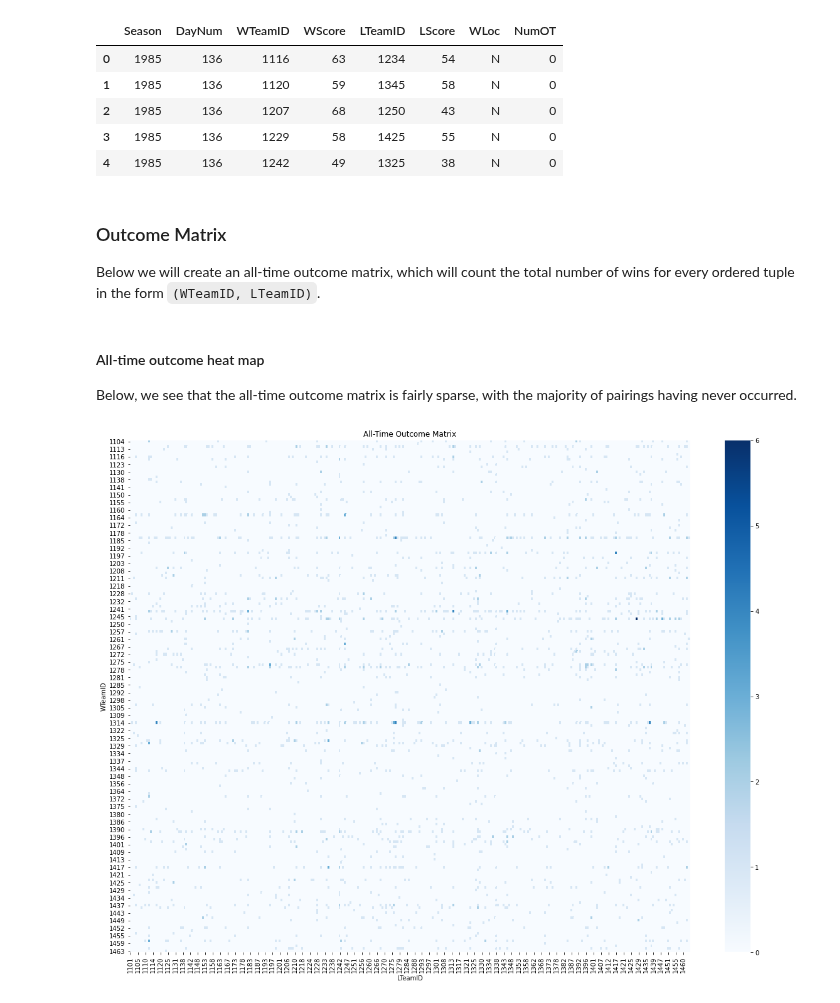
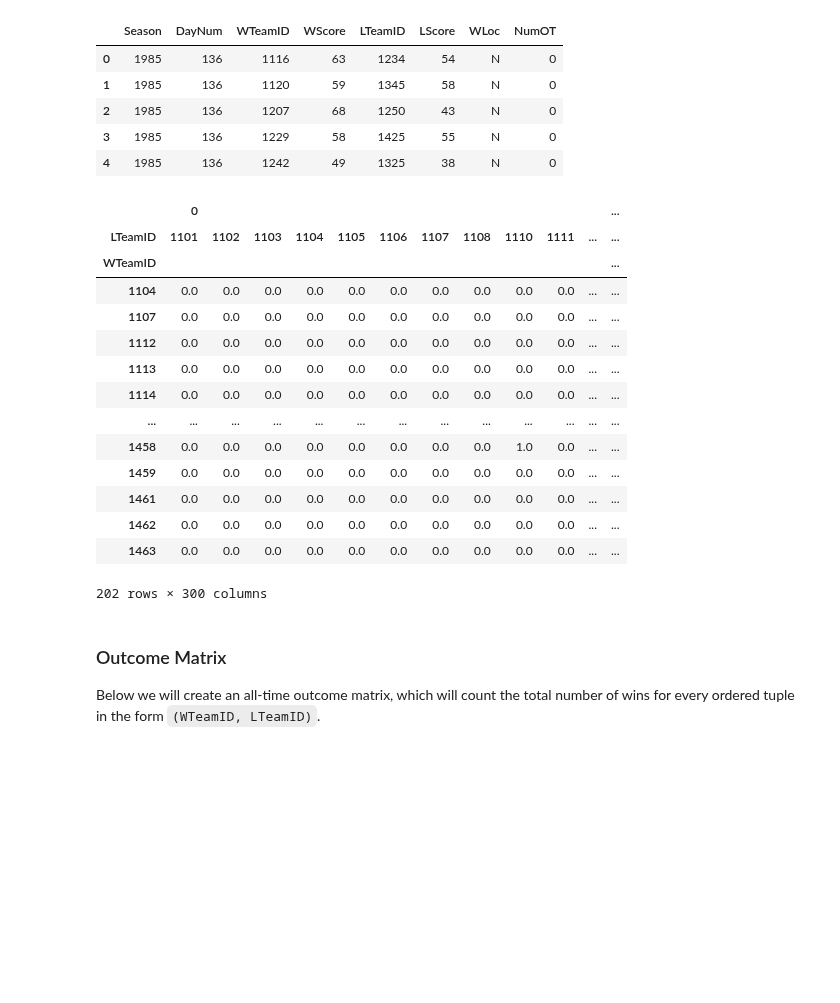
Before and after one commit to sethchart/kaggle-march-machine-learning-mania, a Jupyter notebook: notebooks/exploratory/01-sethchart-data_inventory.ipynb, the cells around one changed output. Drawn from its saved outputs; the diff is of its cells as text; code cells hidden in the pictures; blank space fills up the shorter version.

```diff
--- a/notebooks/exploratory/01-sethchart-data_inventory.ipynb
+++ b/notebooks/exploratory/01-sethchart-data_inventory.ipynb
@@ -59,6 +59,24 @@ df.head()
 | 2 | 1985 | 136 | 1207 | 68 | 1250 | 43 | N | 0 |
 | 3 | 1985 | 136 | 1229 | 58 | 1425 | 55 | N | 0 |
 | 4 | 1985 | 136 | 1242 | 49 | 1325 | 38 | N | 0 |
+# %%
+df[['WTeamID', 'LTeamID']].value_counts().reset_index().pivot_table(index='WTeamID', columns='LTeamID').fillna(0)
+# %% [output]
+|  | 0 |  |  |  |  |  |  |  |  |  |  | ... |
+| LTeamID | 1101 | 1102 | 1103 | 1104 | 1105 | 1106 | 1107 | 1108 | 1110 | 1111 | ... | ... |
+| WTeamID |  |  |  |  |  |  |  |  |  |  |  | ... |
+| 1104 | 0.0 | 0.0 | 0.0 | 0.0 | 0.0 | 0.0 | 0.0 | 0.0 | 0.0 | 0.0 | ... | ... |
+| 1107 | 0.0 | 0.0 | 0.0 | 0.0 | 0.0 | 0.0 | 0.0 | 0.0 | 0.0 | 0.0 | ... | ... |
+| 1112 | 0.0 | 0.0 | 0.0 | 0.0 | 0.0 | 0.0 | 0.0 | 0.0 | 0.0 | 0.0 | ... | ... |
+| 1113 | 0.0 | 0.0 | 0.0 | 0.0 | 0.0 | 0.0 | 0.0 | 0.0 | 0.0 | 0.0 | ... | ... |
+| 1114 | 0.0 | 0.0 | 0.0 | 0.0 | 0.0 | 0.0 | 0.0 | 0.0 | 0.0 | 0.0 | ... | ... |
+| ... | ... | ... | ... | ... | ... | ... | ... | ... | ... | ... | ... | ... |
+| 1458 | 0.0 | 0.0 | 0.0 | 0.0 | 0.0 | 0.0 | 0.0 | 0.0 | 1.0 | 0.0 | ... | ... |
+| 1459 | 0.0 | 0.0 | 0.0 | 0.0 | 0.0 | 0.0 | 0.0 | 0.0 | 0.0 | 0.0 | ... | ... |
+| 1461 | 0.0 | 0.0 | 0.0 | 0.0 | 0.0 | 0.0 | 0.0 | 0.0 | 0.0 | 0.0 | ... | ... |
+| 1462 | 0.0 | 0.0 | 0.0 | 0.0 | 0.0 | 0.0 | 0.0 | 0.0 | 0.0 | 0.0 | ... | ... |
+| 1463 | 0.0 | 0.0 | 0.0 | 0.0 | 0.0 | 0.0 | 0.0 | 0.0 | 0.0 | 0.0 | ... | ... |
+202 rows × 300 columns
 # %% [markdown]
 ### Outcome Matrix
 Below we will create an all-time outcome matrix, which will count the total number of wins for every ordered tuple in the form `(WTeamID, LTeamID)`.
@@ -92,10 +109,3 @@ def show_outcome_matrix(file_path, season=None):
         ax.set_title('All-Time Outcome Matrix');
     heatmap(outcome_matrix, cmap='Blues', ax=ax);
     return fig
-# %% [markdown]
-#### All-time outcome heat map
-Below, we see that the all-time outcome matrix is fairly sparse, with the majority of pairings having never occurred.
-# %%
-fig = show_outcome_matrix(file_path)
-# %% [output]
-[figure, removed]
```
Also changed, not shown: parts of 7 cells of this notebook.
